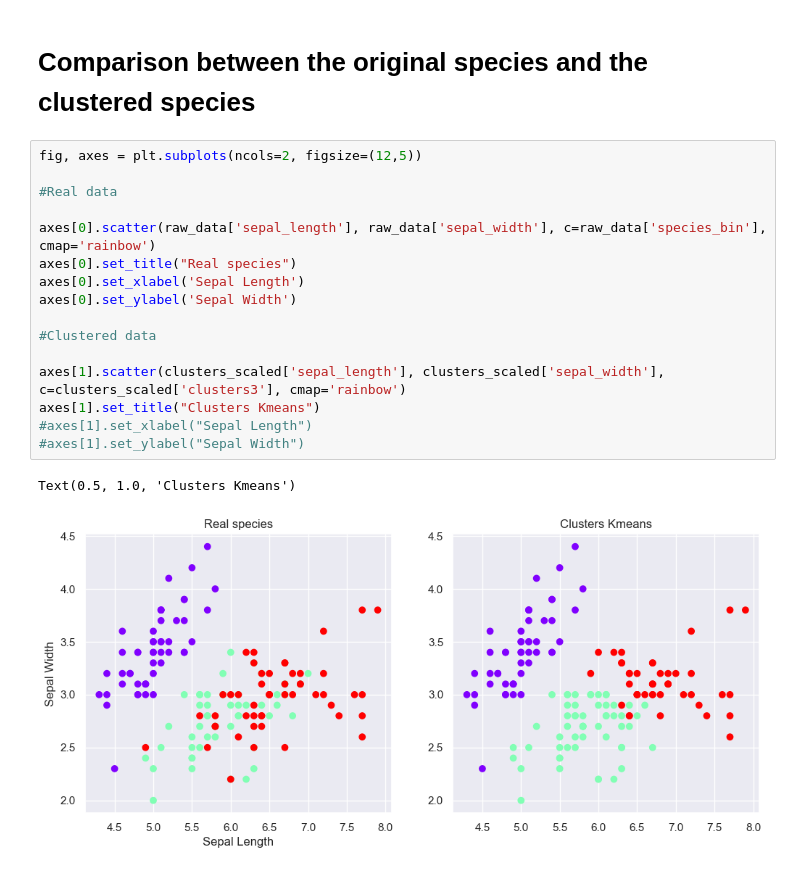
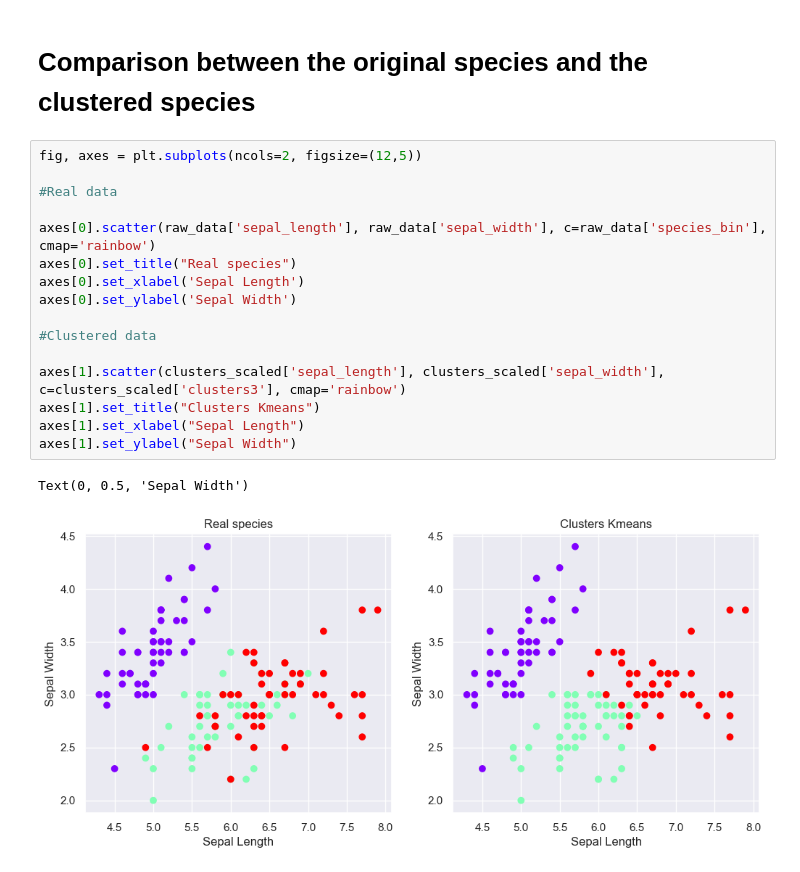
Before and after one commit to Mihaiudr/iris-kmeans-clustering, a Jupyter notebook: Cluster Analysis.ipynb, the cells around one changed output. Drawn from its saved outputs; the diff is of its cells as text.

Commit message:
Added GMM clustering and evaluation

```diff
--- a/Cluster Analysis.ipynb
+++ b/Cluster Analysis.ipynb
@@ -313,19 +343,19 @@ raw_data
 # %%
 fig, axes = plt.subplots(ncols=2, figsize=(12,5))
 
 #Real data
 
 axes[0].scatter(raw_data['sepal_length'], raw_data['sepal_width'], c=raw_data['species_bin'], cmap='rainbow')
 axes[0].set_title("Real species")
 axes[0].set_xlabel('Sepal Length')
 axes[0].set_ylabel('Sepal Width')
 
 #Clustered data
 
 axes[1].scatter(clusters_scaled['sepal_length'], clusters_scaled['sepal_width'], c=clusters_scaled['clusters3'], cmap='rainbow')
 axes[1].set_title("Clusters Kmeans")
-#axes[1].set_xlabel("Sepal Length")
-#axes[1].set_ylabel("Sepal Width")
+axes[1].set_xlabel("Sepal Length")
+axes[1].set_ylabel("Sepal Width")
 # %% [output]
-Text(0.5, 1.0, 'Clusters Kmeans')
+Text(0, 0.5, 'Sepal Width')
-[figure, old version]
+[figure, new version]
```
Also changed, not shown: parts of 40 cells of this notebook.
